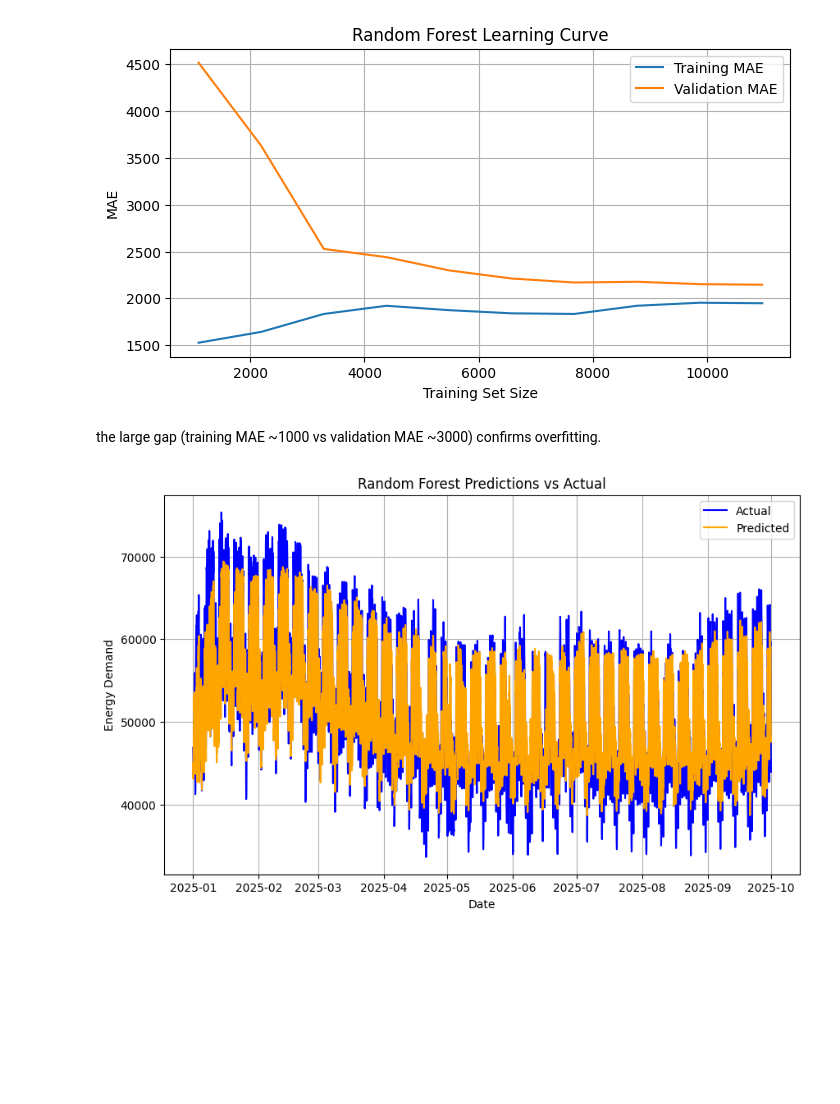
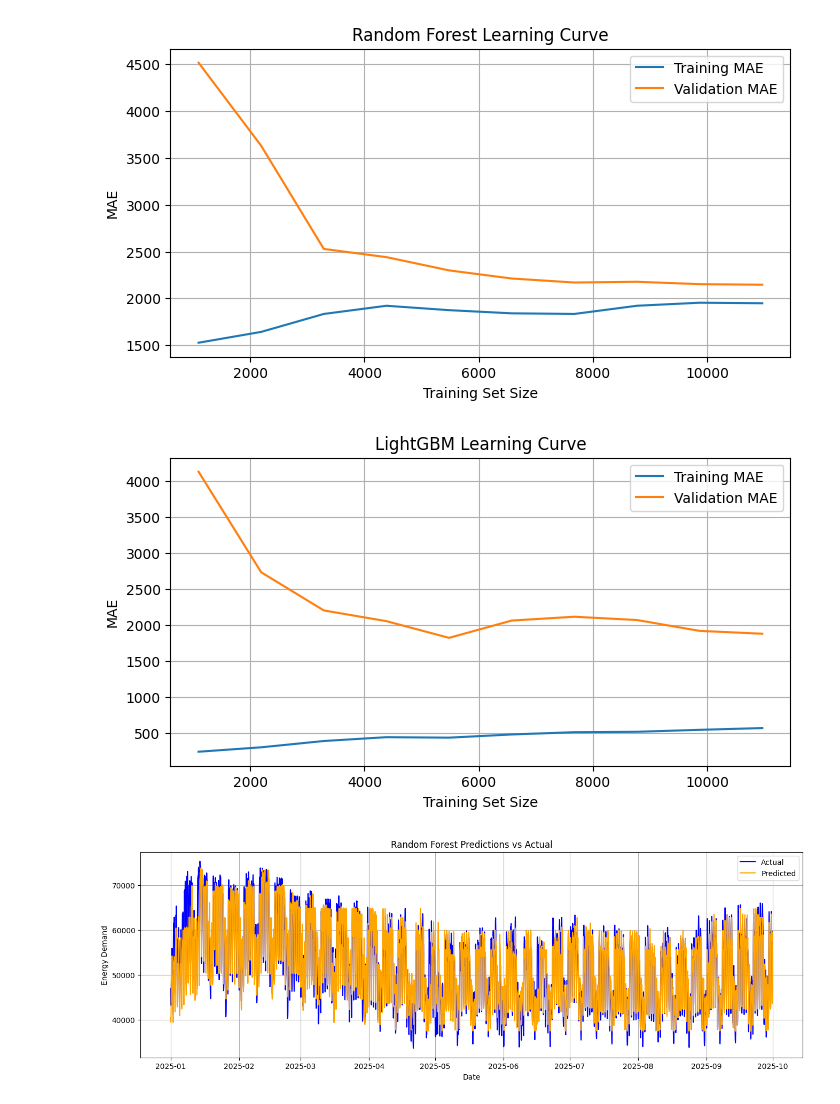
Before and after one commit to SW-oasen/electricity_demannd_de, a Jupyter notebook: notebook/04_base_models_eval.ipynb, the cells around one changed output. Drawn from its saved outputs; the diff is of its cells as text; code cells hidden in the pictures; blank space fills up the shorter version.

Commit message:
improved and evaluated model and updated readme

```diff
--- a/notebook/04_base_models_eval.ipynb
+++ b/notebook/04_base_models_eval.ipynb
@@ -51,20 +51,6 @@ preprocessor = ColumnTransformer(
         ('num', numeric_transformer, numeric_features),
         ('cat', categorical_transformer, categorical_features)
     ])
-# %%
-# for testing
-features_train = preprocessor.fit_transform(features_train)
-features_test = preprocessor.transform(features_test)
-
-# features_train to dataframe with column names from the preprocessor
-# get feature names from the preprocessor
-numeric_feature_names = numeric_features.tolist()
-categorical_feature_names = preprocessor.named_transformers_['cat']['onehot'].get_feature_names_out(categorical_features).tolist()
-all_feature_names = numeric_feature_names + categorical_feature_names
-features_train = pd.DataFrame(features_train.toarray(), columns=all_feature_names)
-features_test = pd.DataFrame(features_test.toarray(), columns=all_feature_names)
-print(f"Preprocessed training data shape: {features_train.shape}")
-print(f"Preprocessed testing data shape: {features_test.shape}")
 # %% [markdown]
 # Build basic models for ML
 * Linear Regression
@@ -144,7 +130,7 @@ XGBoost R2: 0.930871015877786
 # %%
 # LightGBM model - tree based, no need for column transformer, can handle categorical features directly
 from lightgbm import LGBMRegressor
-lgbm_model = LGBMRegressor(n_estimators=100, learning_rate=0.1, max_depth=6, random_state=42)
+lgbm_model = LGBMRegressor(n_estimators=100, learning_rate=0.1, max_depth=6, random_state=42, force_col_wise=True)
 lgbm_model.fit(features_train, target_train)
 lgbm_predictions = lgbm_model.predict(features_test)
 print("LightGBM MAE:", mean_absolute_error(target_test, lgbm_predictions))
@@ -191,5 +196,7 @@ print("SARIMAX R2:", r2_score(target_test_sarimax, sarimax_predictions))
 # %%
+
 # tune Random Forest hyperparameters using RandomizedSearchCV
+from sklearn.ensemble import RandomForestRegressor
 from sklearn.model_selection import RandomizedSearchCV
 from sklearn.model_selection import TimeSeriesSplit
 
@@ -201,7 +208,7 @@ rf_param_grid = {
     'max_depth': [3, 4, 5],          # lower depth = less overfitting
     'min_samples_split': [2, 5, 10], # min samples to split a node
     'min_samples_leaf': [1, 2, 4],   # min samples in a leaf
-    'max_features': ['auto', 'sqrt', 'log2'], # number of features to consider at each split
+    'max_features': [1.0, 'sqrt', 'log2'], # 1.0 replaces deprecated 'auto' (use all features)
 }
 rf_random_search = RandomizedSearchCV(
     estimator=RandomForestRegressor(random_state=42),
@@ -291,18 +302,47 @@ plt.grid()
 plt.show()
 # %% [output]
 [figure]
-# %% [markdown]
-the large gap (training MAE ~1000 vs validation MAE ~3000) confirms overfitting.
+# %%
+# learn curve for LightGBM to see how performance changes with more training data
+from sklearn.model_selection import learning_curve
+from lightgbm import LGBMRegressor
+import numpy as np
+from sklearn.model_selection import TimeSeriesSplit
+import matplotlib.pyplot as plt
+
+tscv = TimeSeriesSplit(n_splits=3)
+
+train_sizes, train_scores, test_scores = learning_curve(
+    LGBMRegressor(**lgbm_random_search.best_params_, random_state=42),
+    features_train,
+    target_train,
+    cv=tscv,
+    scoring='neg_mean_absolute_error',
+    n_jobs=-1,
+    train_sizes=np.linspace(0.1, 1.0, 10))
+train_scores_mean = -np.mean(train_scores, axis=1)
+test_scores_mean = -np.mean(test_scores, axis=1)
+plt.figure(figsize=(8, 4))
+plt.plot(train_sizes, train_scores_mean, label='Training MAE')
+plt.plot(train_sizes, test_scores_mean, label='Validation MAE')
+plt.xlabel('Training Set Size')
+plt.ylabel('MAE')
+plt.title('LightGBM Learning Curve')
+plt.legend()
+plt.grid()
+plt.show()
+# %% [output]
+[figure, added]
 # %%
 # plot the predictions vs actual values for the best random forest model
-plt.figure(figsize=(10, 6))
+plt.figure(figsize=(16, 5))
 plt.plot(test_data['DateUTC'], target_test, label='Actual', color='blue')
 plt.plot(test_data['DateUTC'], rf_tuned_predictions, label='Predicted', color='orange')
 plt.xlabel('Date')
 plt.ylabel('Energy Demand')
 plt.title('Random Forest Predictions vs Actual')
 plt.legend()
 plt.grid()
 plt.show()
 # %% [output]
-[figure, old version]
+[figure, new version]
```
Also changed, not shown: parts of 6 cells of this notebook, 1 other file.
